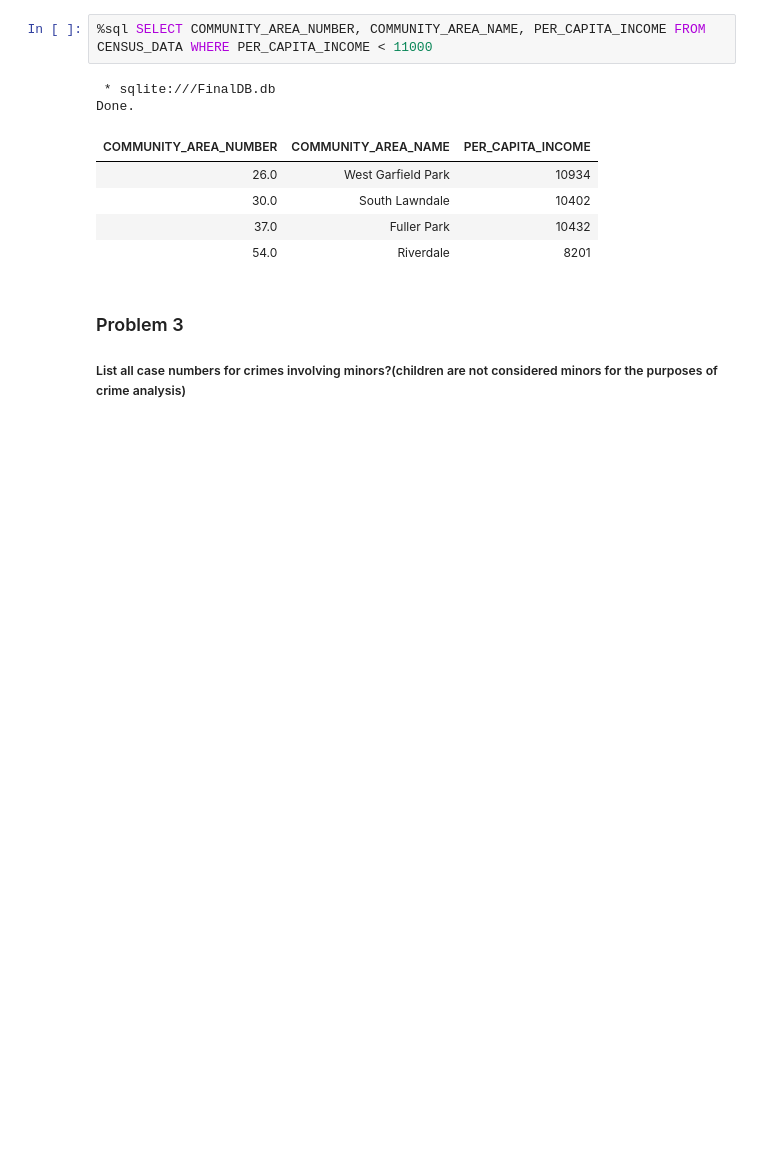
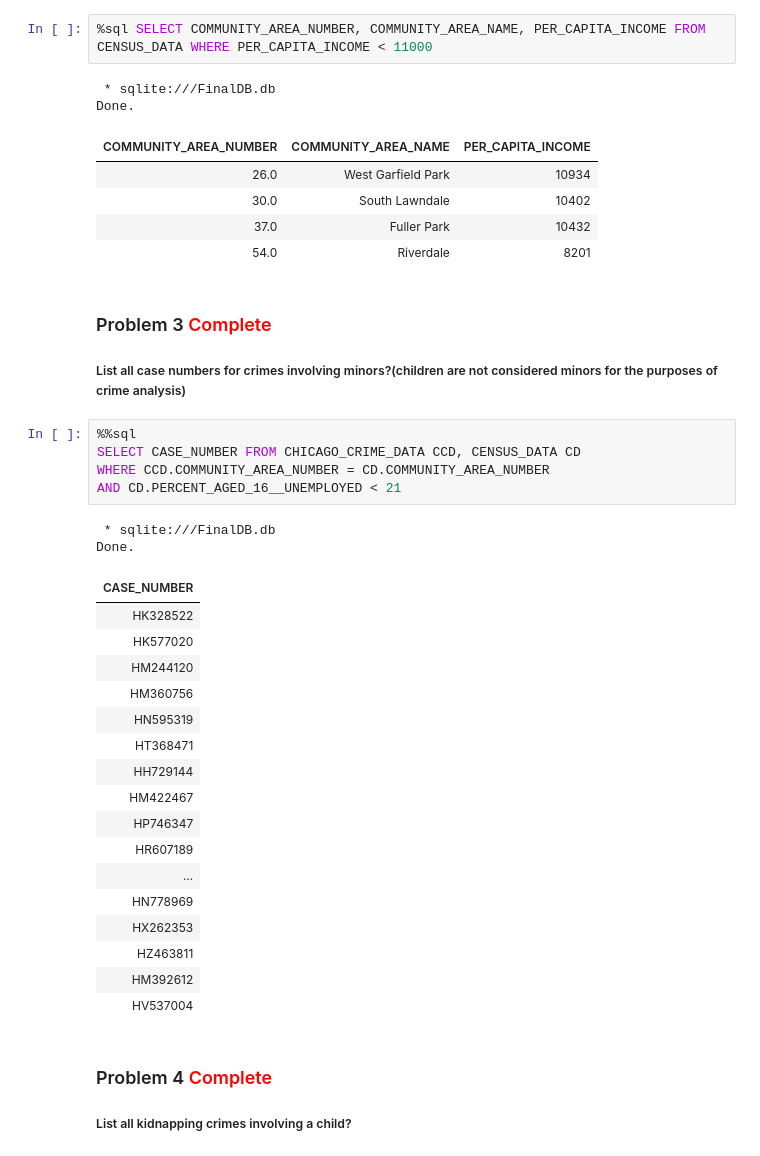
Before and after one commit to matublaq/IBM_datascience_course, a Jupyter notebook: SQL IBM project/SQL_chicago/chicagoDataset.ipynb, the cells around one changed output. Cells and saved outputs as stored; diff of their text form; blank space fills up the shorter version.

```diff
--- a/SQL IBM project/SQL_chicago/chicagoDataset.ipynb
+++ b/SQL IBM project/SQL_chicago/chicagoDataset.ipynb
@@ -82,6 +82,35 @@ Done.
 | 37.0 | Fuller Park | 10432 |
 | 54.0 | Riverdale | 8201 |
 # %% [markdown]
-### Problem 3
+### Problem 3 <font style="color: red">Complete</font>
 
 ##### List all case numbers for crimes involving minors?(children are not considered minors for the purposes of crime analysis)
+# %%
+%%sql
+SELECT CASE_NUMBER FROM CHICAGO_CRIME_DATA CCD, CENSUS_DATA CD
+WHERE CCD.COMMUNITY_AREA_NUMBER = CD.COMMUNITY_AREA_NUMBER
+AND CD.PERCENT_AGED_16__UNEMPLOYED < 21
+# %% [output]
+ * sqlite:///FinalDB.db
+Done.
+| CASE_NUMBER |
+| HK328522 |
+| HK577020 |
+| HM244120 |
+| HM360756 |
+| HN595319 |
+| HT368471 |
+| HH729144 |
+| HM422467 |
+| HP746347 |
+| HR607189 |
+| ... |
+| HN778969 |
+| HX262353 |
+| HZ463811 |
+| HM392612 |
+| HV537004 |
+# %% [markdown]
+### Problem 4 <font style="color: red">Complete</font>
+
+##### List all kidnapping crimes involving a child?
```
Also changed, not shown: parts of 7 cells of this notebook, 1 other file.
